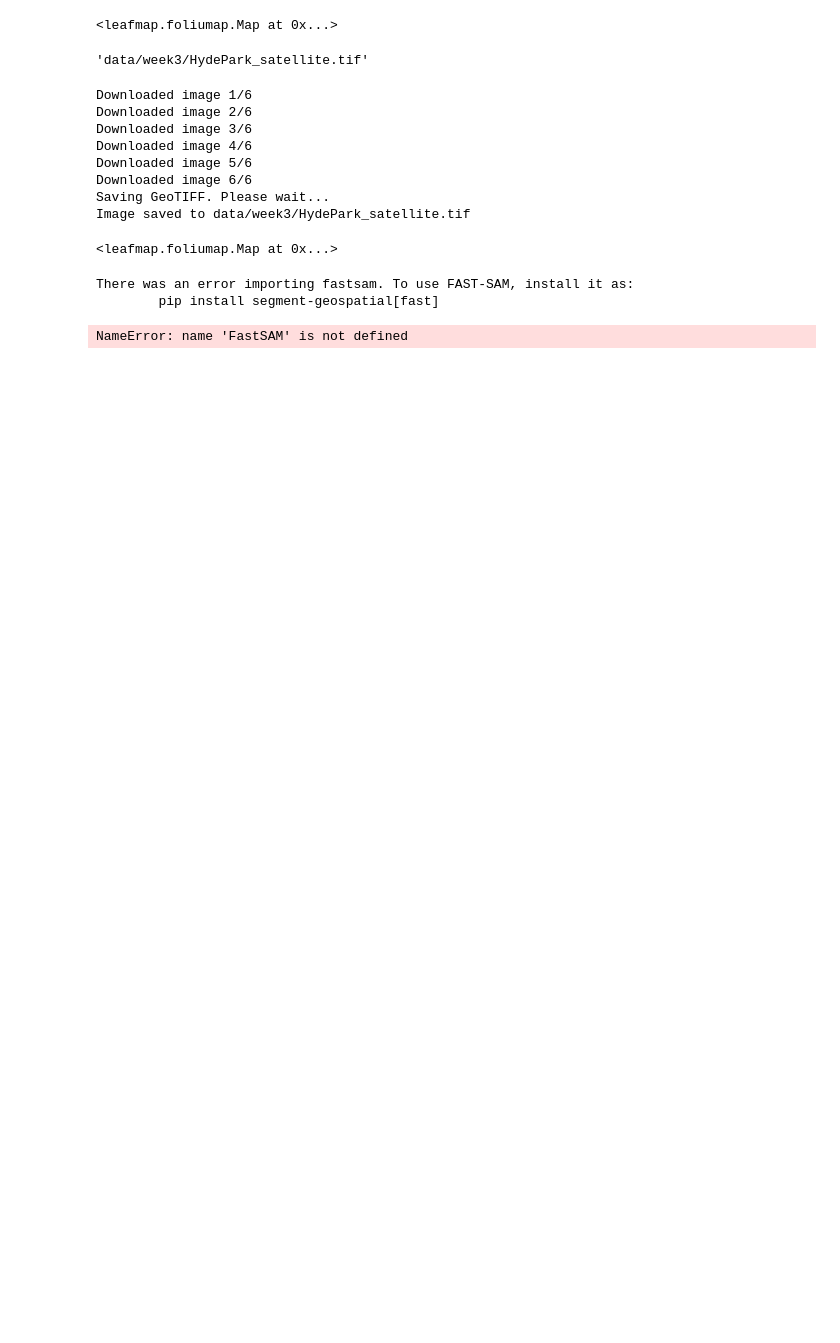
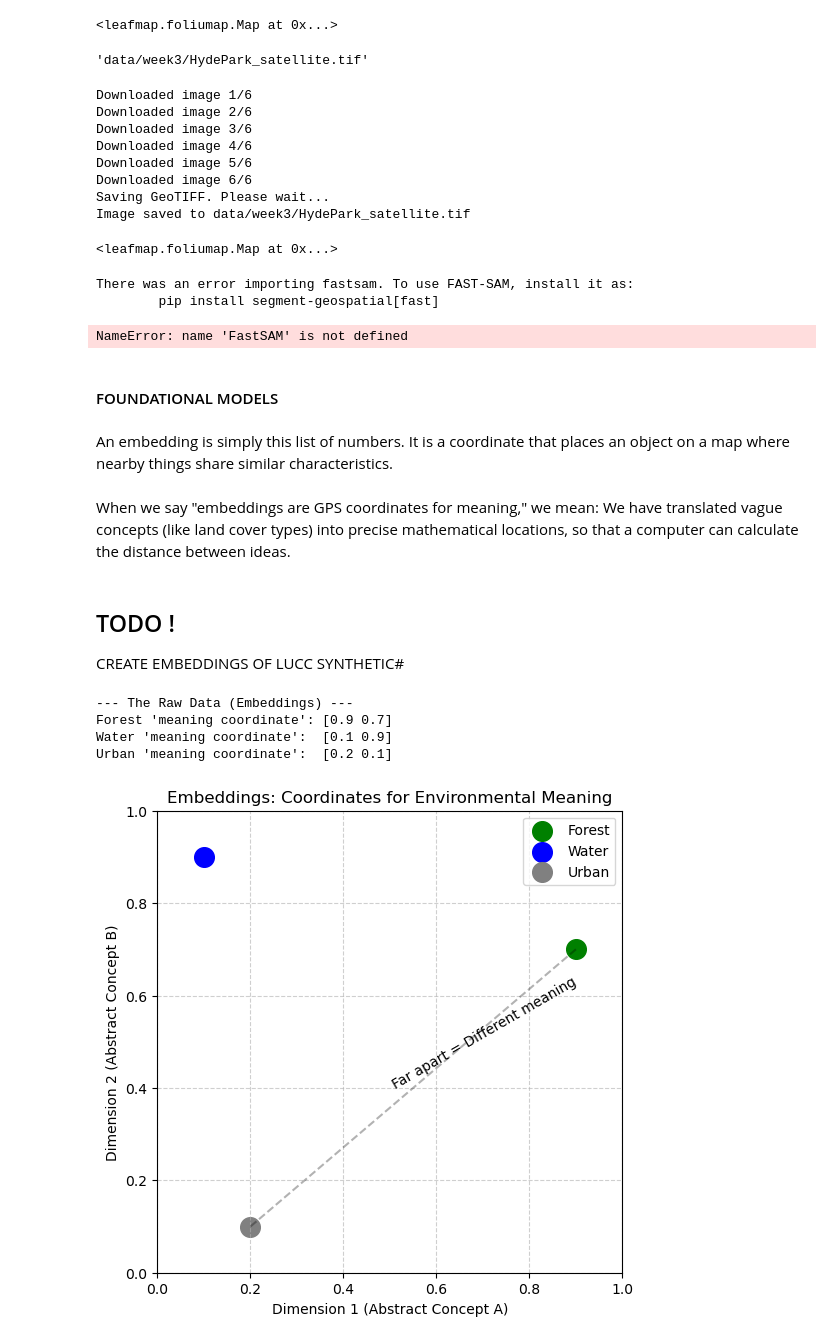
Before and after one commit to edsml-oac23/EnvDataScience-guide, a Jupyter notebook: notebooks/week3/SAM_Geo.ipynb, the cells around one changed output. Drawn from its saved outputs; the diff is of its cells as text; code cells hidden in the pictures; blank space fills up the shorter version.

Commit message:
embeddings material

```diff
--- a/notebooks/week3/SAM_Geo.ipynb
+++ b/notebooks/week3/SAM_Geo.ipynb
@@ -610,3 +610,66 @@ sam = SamGeo(model="FastSAM-x.pt")
 There was an error importing fastsam. To use FAST-SAM, install it as:
         pip install segment-geospatial[fast]
 NameError: name 'FastSAM' is not defined
+# %% [markdown]
+#### FOUNDATIONAL MODELS
+# %% [markdown]
+An embedding is simply this list of numbers. It is a coordinate that places an object on a map where nearby things share similar characteristics.
+# %% [markdown]
+When we say "embeddings are GPS coordinates for meaning," we mean: We have translated vague concepts (like land cover types) into precise mathematical locations, so that a computer can calculate the distance between ideas.
+# %% [markdown]
+## TODO !
+
+CREATE EMBEDDINGS OF LUCC SYNTHETIC#
+# %%
+import numpy as np
+import matplotlib.pyplot as plt
+
+# =========================================
+# SYNTHETIC DATA: The "Perfect" Locations
+# =========================================
+# We define the "center" of meaning for different land covers.
+# These are our "ideal" embeddings (2 dimensions for simplicity).
+# Format: [Dimension 1 (e.g., Green-ness), Dimension 2 (e.g., Wet-ness)]
+
+ideal_forest_embedding = np.array([0.9, 0.7])
+ideal_water_embedding  = np.array([0.1, 0.9])
+ideal_urban_embedding  = np.array([0.2, 0.1])
+
+print("--- The Raw Data (Embeddings) ---")
+print(f"Forest 'meaning coordinate': {ideal_forest_embedding}")
+print(f"Water 'meaning coordinate':  {ideal_water_embedding}")
+print(f"Urban 'meaning coordinate':  {ideal_urban_embedding}")
+print("\n")
+
+# =========================================
+# VISUALIZATION: Seeing the "Map of Meaning"
+# =========================================
+plt.figure(figsize=(6, 6))
+
+# Plot the three points
+plt.scatter(ideal_forest_embedding[0], ideal_forest_embedding[1], color='green', s=200, label='Forest')
+plt.scatter(ideal_water_embedding[0], ideal_water_embedding[1], color='blue', s=200, label='Water')
+plt.scatter(ideal_urban_embedding[0], ideal_urban_embedding[1], color='gray', s=200, label='Urban')
+
+# Add labels and formatting
+plt.title("Embeddings: Coordinates for Environmental Meaning")
+plt.xlabel("Dimension 1 (Abstract Concept A)")
+plt.ylabel("Dimension 2 (Abstract Concept B)")
+plt.legend()
+plt.grid(True, linestyle='--', alpha=0.6)
+plt.xlim(0, 1)
+plt.ylim(0, 1)
+
+# Draw a line showing they are far apart
+plt.plot([ideal_forest_embedding[0], ideal_urban_embedding[0]],
+         [ideal_forest_embedding[1], ideal_urban_embedding[1]],
+         'k--', alpha=0.3)
+plt.text(0.5, 0.4, "Far apart = Different meaning", rotation=30)
+
+plt.show()
+# %% [output]
+--- The Raw Data (Embeddings) ---
+Forest 'meaning coordinate': [0.9 0.7]
+Water 'meaning coordinate':  [0.1 0.9]
+Urban 'meaning coordinate':  [0.2 0.1]
+[figure, added]
```
Also changed, not shown: parts of 11 cells of this notebook, 1 other file.
